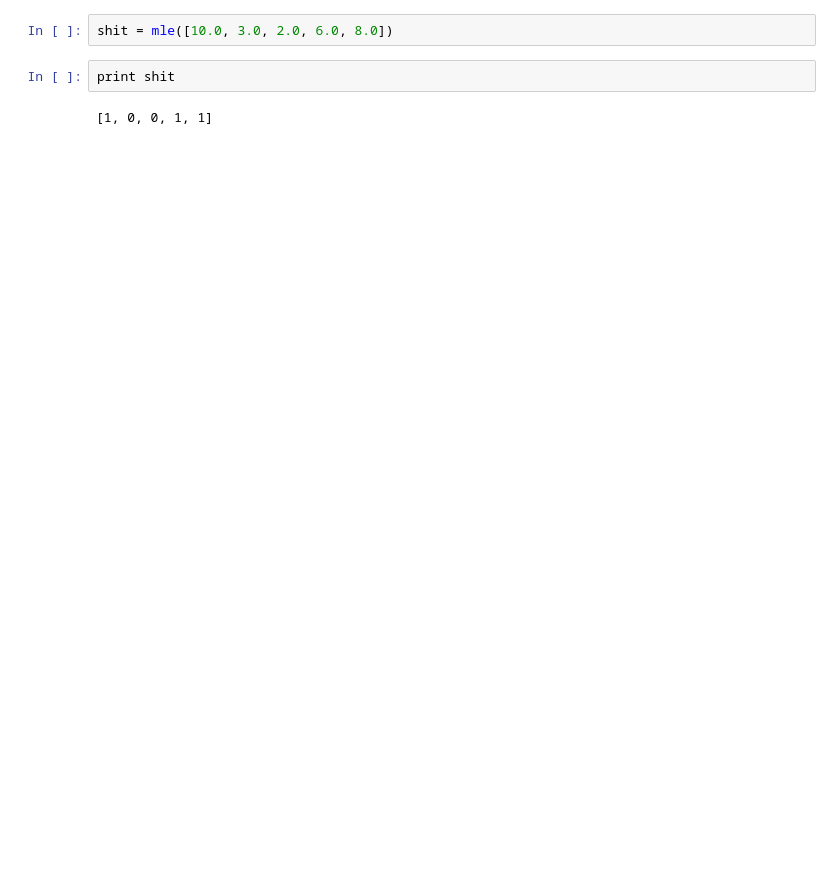
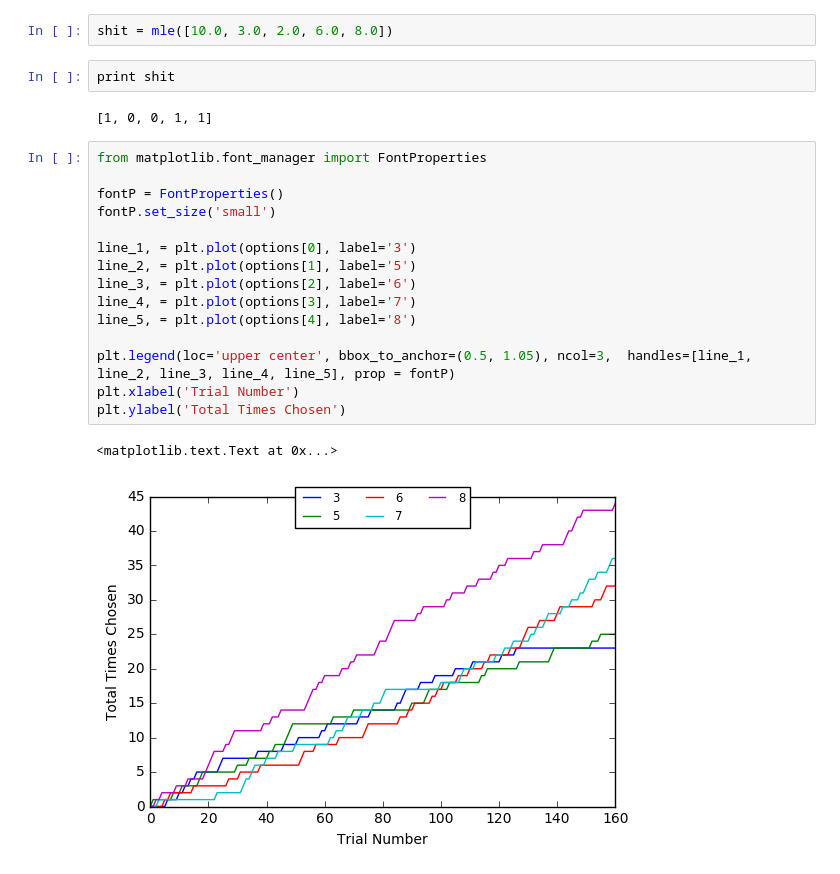
Before and after one commit to jackdent/psy-1401-projects, a Jupyter notebook: final-project/normal-dists.ipynb, the cells around one changed output. Saved outputs shown, nothing was run; the diff lists cells and outputs as text; blank space fills up the shorter version.

```diff
--- a/final-project/normal-dists.ipynb
+++ b/final-project/normal-dists.ipynb
@@ -144,3 +197,21 @@ shit = mle([10.0, 3.0, 2.0, 6.0, 8.0])
 print shit
 # %% [output]
 [1, 0, 0, 1, 1]
+# %%
+from matplotlib.font_manager import FontProperties
+
+fontP = FontProperties()
+fontP.set_size('small')
+
+line_1, = plt.plot(options[0], label='3')
+line_2, = plt.plot(options[1], label='5')
+line_3, = plt.plot(options[2], label='6')
+line_4, = plt.plot(options[3], label='7')
+line_5, = plt.plot(options[4], label='8')
+
+plt.legend(loc='upper center', bbox_to_anchor=(0.5, 1.05), ncol=3,  handles=[line_1, line_2, line_3, line_4, line_5], prop = fontP)
+plt.xlabel('Trial Number')
+plt.ylabel('Total Times Chosen')
+# %% [output]
+<matplotlib.text.Text at 0x...>
+[figure, added]
```
Also changed, not shown: parts of 7 cells of this notebook.
